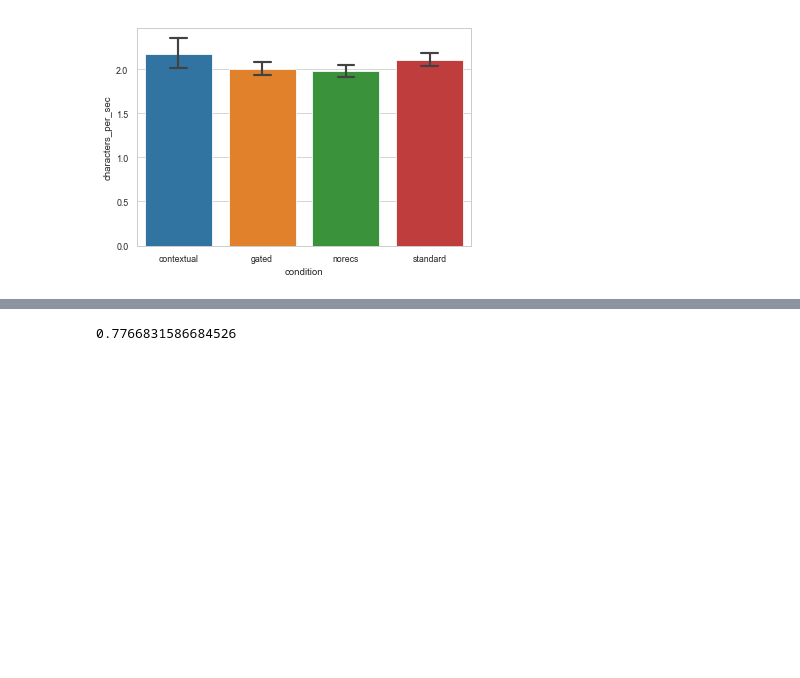
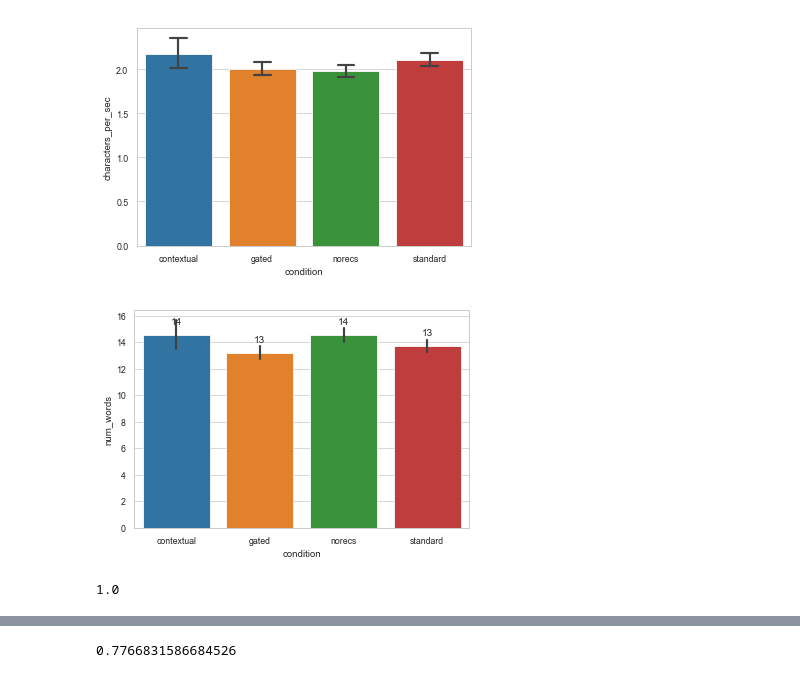
Before and after one commit to kcarnold/textrec, a Jupyter notebook: notebooks/Combined Analysis.ipynb, the cells around one changed output, grey strips where cells are left out. Saved outputs shown, nothing was run; the diff lists cells and outputs as text; code cells hidden in the pictures; blank space fills up the shorter version.

```diff
--- a/notebooks/Combined Analysis.ipynb
+++ b/notebooks/Combined Analysis.ipynb
@@ -303,3 +393,12 @@ analyze_outcome(trial_level_data, 'condition', 'characters_per_sec')
 #analyze_outcome(trial_level_data, 'condition', 'extraneous_inputs_per_char')
 # %%
 #analyze_outcome(recs_trials, 'condition', 'rec_use_frac')
+# %%
+axs = sns.barplot(data=trial_level_data, x='condition', y='num_words')
+for rect in list(axs.findobj(mpl.patches.Rectangle))[:-1]:
+    height = rect.get_height()
+    axs.text(rect.get_x() + rect.get_width()/2., 1.05*height,
+            '%d' % int(height),
+            ha='center', va='bottom')
+# %% [output]
+[figure, added]
@@ -305,0 +407,4 @@ analyze_outcome(trial_level_data, 'condition', 'characters_per_sec')
+# %%
+rect.get_height()
+# %% [output]
+1.0
```
Also changed, not shown: parts of 24 cells of this notebook.
